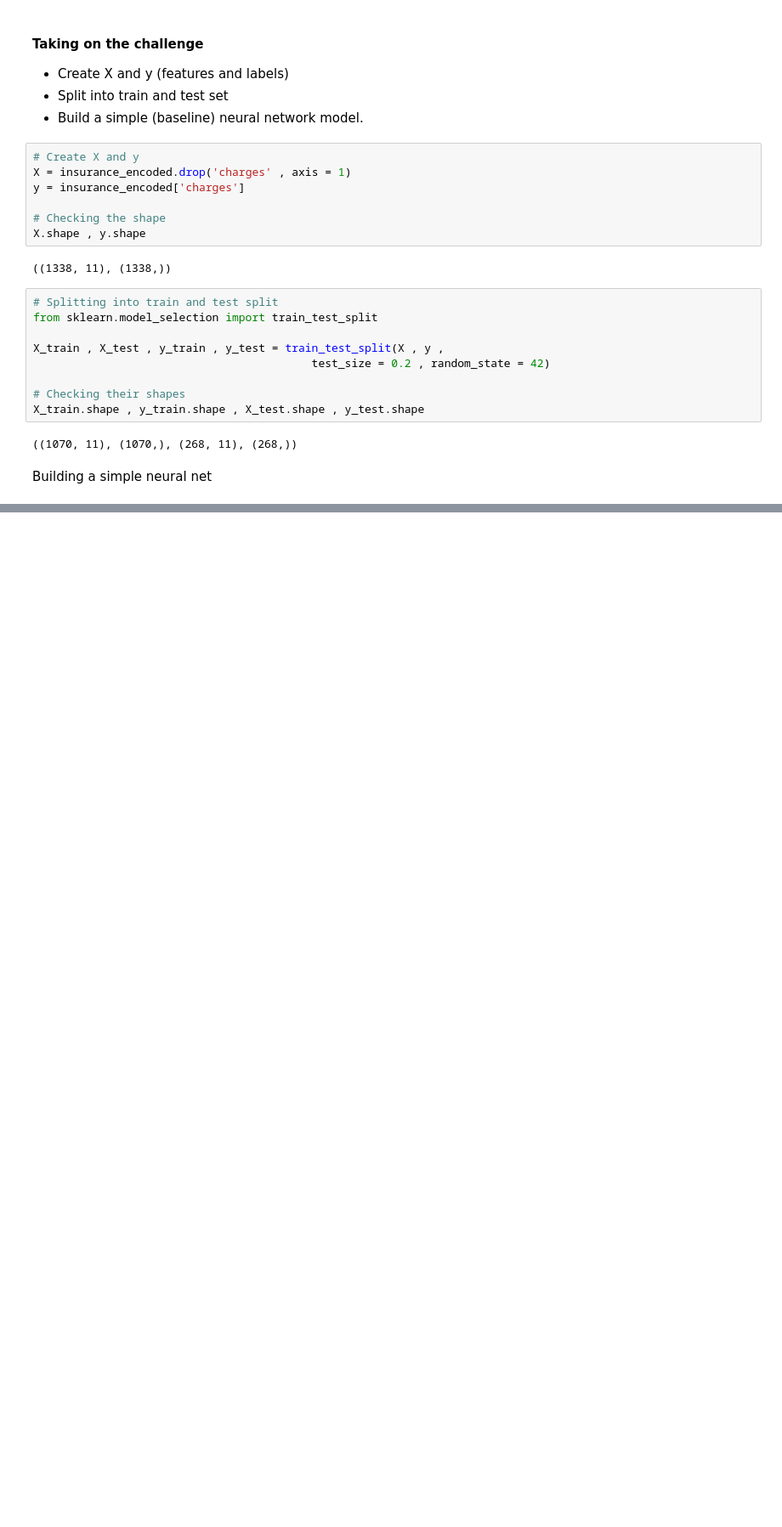
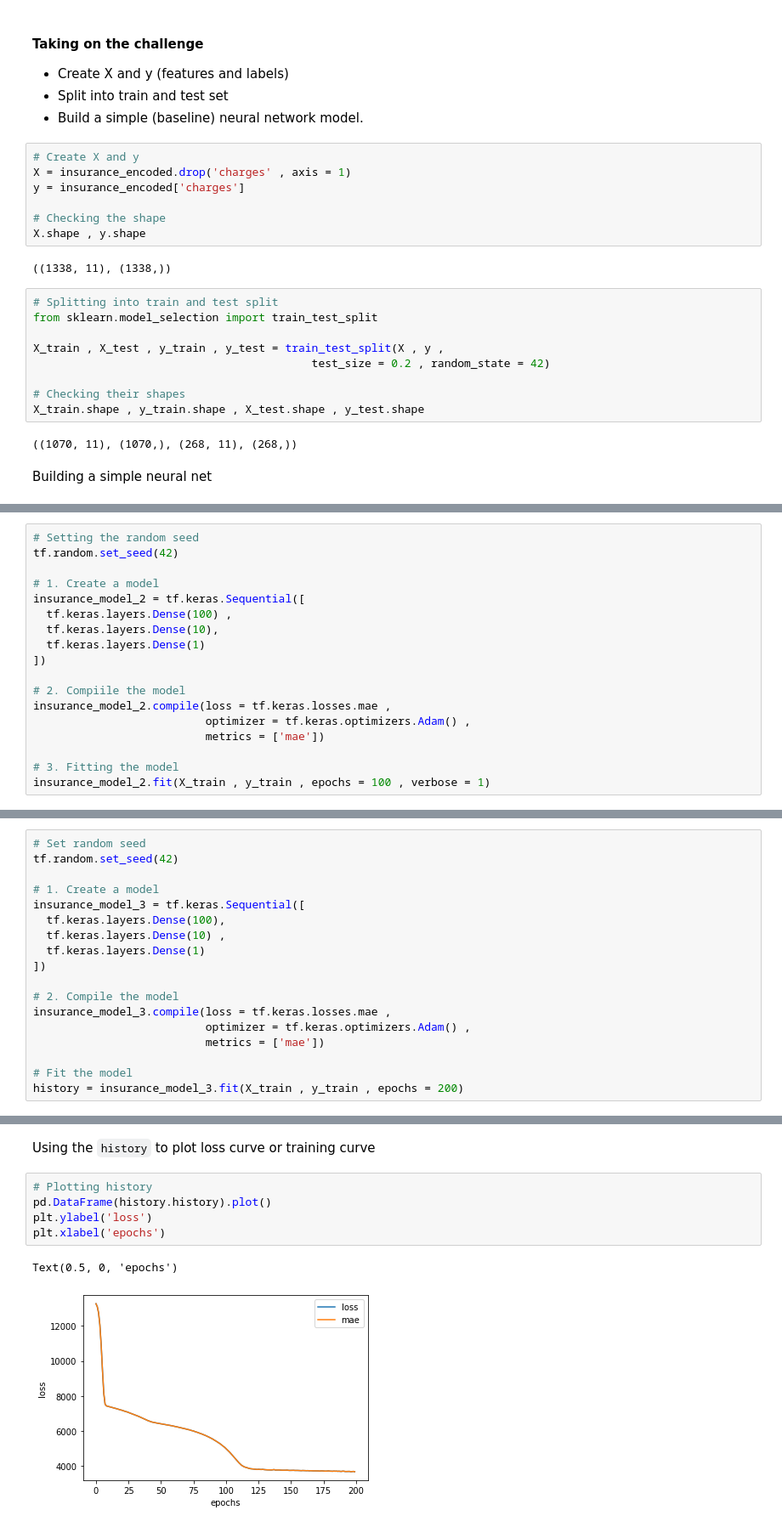
Before and after one commit to ashikshafi08/Learning_Tensorflow, a Jupyter notebook: Notebooks/01_Neural_Network_Regression_with_Tensorflow.ipynb, the cells around one changed output, grey strips where cells are left out. Shown at 85% size. Cells and saved outputs as stored; diff of their text form; blank space fills up the shorter version.

```diff
--- a/Notebooks/01_Neural_Network_Regression_with_Tensorflow.ipynb
+++ b/Notebooks/01_Neural_Network_Regression_with_Tensorflow.ipynb
@@ -1429,0 +1436,18 @@ Right now it look's like our model isn't doing well, so let's improve our model
+# %%
+# Setting the random seed
+tf.random.set_seed(42)
+
+# 1. Create a model
+insurance_model_2 = tf.keras.Sequential([
+  tf.keras.layers.Dense(100) ,
+  tf.keras.layers.Dense(10),
+  tf.keras.layers.Dense(1)
+])
+
+# 2. Compiile the model
+insurance_model_2.compile(loss = tf.keras.losses.mae ,
+                          optimizer = tf.keras.optimizers.Adam() ,
+                          metrics = ['mae'])
+
+# 3. Fitting the model
+insurance_model_2.fit(X_train , y_train , epochs = 100 , verbose = 1)
@@ -1429,0 +1479,18 @@ Right now it look's like our model isn't doing well, so let's improve our model
+# %%
+# Set random seed
+tf.random.set_seed(42)
+
+# 1. Create a model
+insurance_model_3 = tf.keras.Sequential([
+  tf.keras.layers.Dense(100),
+  tf.keras.layers.Dense(10) ,
+  tf.keras.layers.Dense(1)
+])
+
+# 2. Compile the model
+insurance_model_3.compile(loss = tf.keras.losses.mae ,
+                          optimizer = tf.keras.optimizers.Adam() ,
+                          metrics = ['mae'])
+
+# Fit the model
+history = insurance_model_3.fit(X_train , y_train , epochs = 200)
@@ -1429,0 +1528,10 @@ Right now it look's like our model isn't doing well, so let's improve our model
+# %% [markdown]
+Using the `history` to plot loss curve or training curve
+# %%
+# Plotting history
+pd.DataFrame(history.history).plot()
+plt.ylabel('loss')
+plt.xlabel('epochs')
+# %% [output]
+Text(0.5, 0, 'epochs')
+[figure, added]
```
Also changed, not shown: parts of 45 cells of this notebook.
